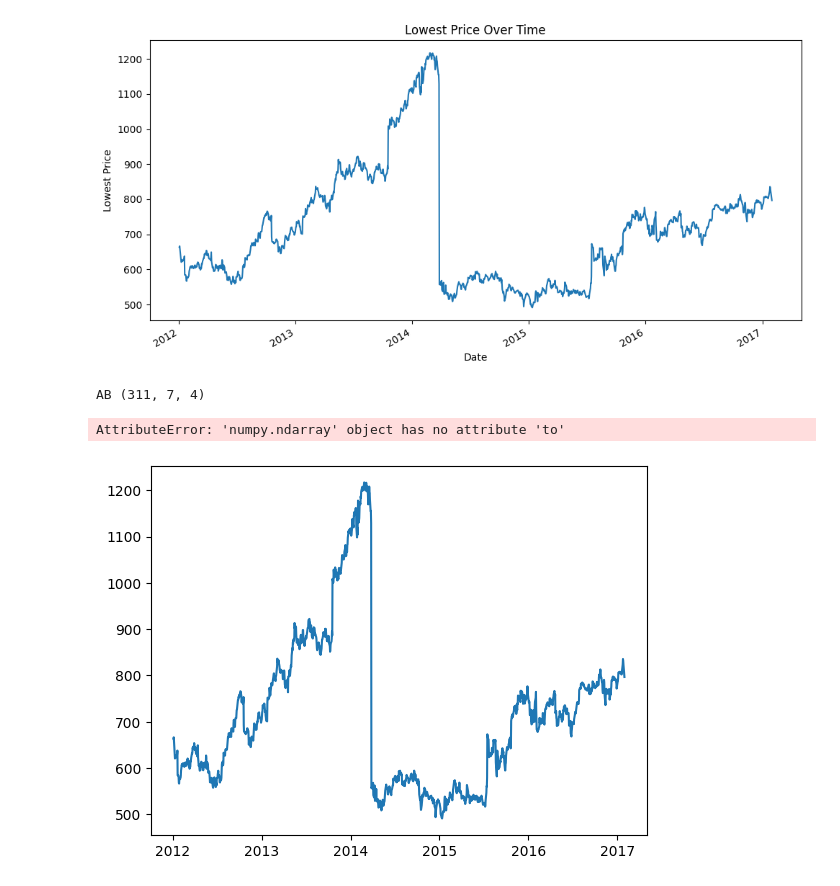
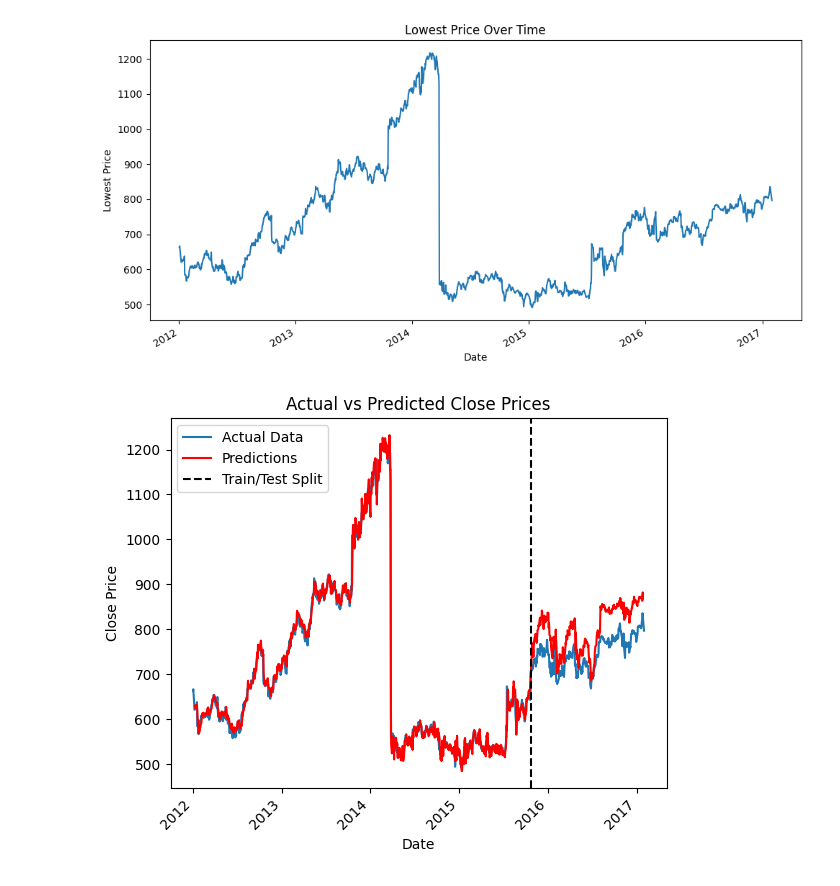
Before and after one commit to Mage-Knight/Intelligent_decision_support_systems, a Jupyter notebook: Lab2/idss-lab-2.ipynb, the cells around one changed output. Drawn from its saved outputs; the diff is of its cells as text; code cells hidden in the pictures.

```diff
--- a/Lab2/idss-lab-2.ipynb
+++ b/Lab2/idss-lab-2.ipynb
@@ -131,8 +131,8 @@ y_train = target_normalized[:split_index]
 X_test = features_normalized[split_index:]
 y_test = target_normalized[split_index:]
 # %%
-input_sequence = 7  # For example, use 30 days of data to predict
-output_sequence = 3  # Predict the next 7 days
+INPUT_SEQUENCE = 5  # For example, use 30 days of data to predict
+OUTPUT_SEQUENCE = 3  # Predict the next 7 days
 
 # Function to create dataset with sequences
 def create_sequences(features, target, input_sequence, output_sequence):
@@ -145,8 +145,8 @@ def create_sequences(features, target, input_sequence, output_sequence):
 
     return np.array(X), np.array(y)
 
-X_train, y_train = create_sequences(X_train, y_train, input_sequence, output_sequence)
-X_test, y_test = create_sequences(X_test, y_test, input_sequence, output_sequence)
+X_train, y_train = create_sequences(X_train, y_train, INPUT_SEQUENCE, OUTPUT_SEQUENCE)
+X_test, y_test = create_sequences(X_test, y_test, INPUT_SEQUENCE, OUTPUT_SEQUENCE)
 
 
 # Convert to tensors
@@ -427,9 +372,50 @@ plt.tight_layout()
 plt.show()
 # %% [output]
 [figure]
-# %%
-best_rnn_model.plot_data_and_prediction(feature_scaler, target_scaler)
-# %% [output]
-AB (311, 7, 4)
-AttributeError: 'numpy.ndarray' object has no attribute 'to'
-[figure, removed]
+# %%
+def plot_data_and_prediction(model, features_scaler, target_scaler, split_index, input_sequence, output_sequence, xticks_data=df['Date'].values, yticks_data=df['Close'].values, features_data=df.drop(['Date', 'Close'], axis=1),):
+    _, ax = plt.subplots()
+    # Plot real data
+    ax.plot(xticks_data, yticks_data, label='Actual Data')
+
+    # Prepare to plot predicted data
+    # Note: Adjust your model prediction and data preparation as necessary
+    predictions = []  # This will store all your predictions
+    prediction_dates = []  # This will store corresponding dates for predictions
+
+    # Assuming X_train_tensor and X_test_tensor are globally accessible; adjust as necessary
+    for tensor, is_train in [(X_train_tensor, True), (X_test_tensor, False)]:
+        # Generate predictions
+        y_pred_tensor = model.forward(tensor.to(DEVICE)).detach()
+        y_pred_unscaled = target_scaler.inverse_transform(y_pred_tensor.cpu().numpy().reshape(-1, 1)).flatten()
+
+        # Determine the start index for prediction dates
+        start_idx = split_index if not is_train else 0
+        for i in range(tensor.shape[0]):
+            # Calculate the start date for this prediction
+            date_idx = start_idx + i + input_sequence
+            if date_idx < len(xticks_data):
+                prediction_dates.append(xticks_data[date_idx])
+                predictions.append(y_pred_unscaled[i * output_sequence:(i + 1) * output_sequence])
+
+    # Since the predictions may not cover every date (especially with output sequences), you might need to adjust this part
+    # This example assumes you're plotting the first day of each predicted sequence for simplicity
+    predictions_first_day = [pred[0] for pred in predictions]
+    ax.plot(prediction_dates[:len(predictions_first_day)], predictions_first_day, 'r', label='Predictions')
+
+    # Additional plot formatting
+    plt.axvline(x=xticks_data[split_index], color='black', linestyle='--', label='Train/Test Split')
+    ax.set_xlabel("Date")
+    ax.set_ylabel("Close Price")
+    ax.set_title('Actual vs Predicted Close Prices')
+    plt.legend()
+    plt.setp(ax.get_xticklabels(), rotation=45, horizontalalignment='right')
+
+    plt.show()
+
+# Call your plot function with the appropriate parameters
+plot_data_and_prediction(model=best_rnn_model, features_scaler=feature_scaler, target_scaler=target_scaler,
+                         split_index=split_index,
+                         input_sequence=input_sequence, output_sequence=output_sequence)
+# %% [output]
+[figure, added]
```
Also changed, not shown: parts of 49 cells of this notebook, 1 other file.
